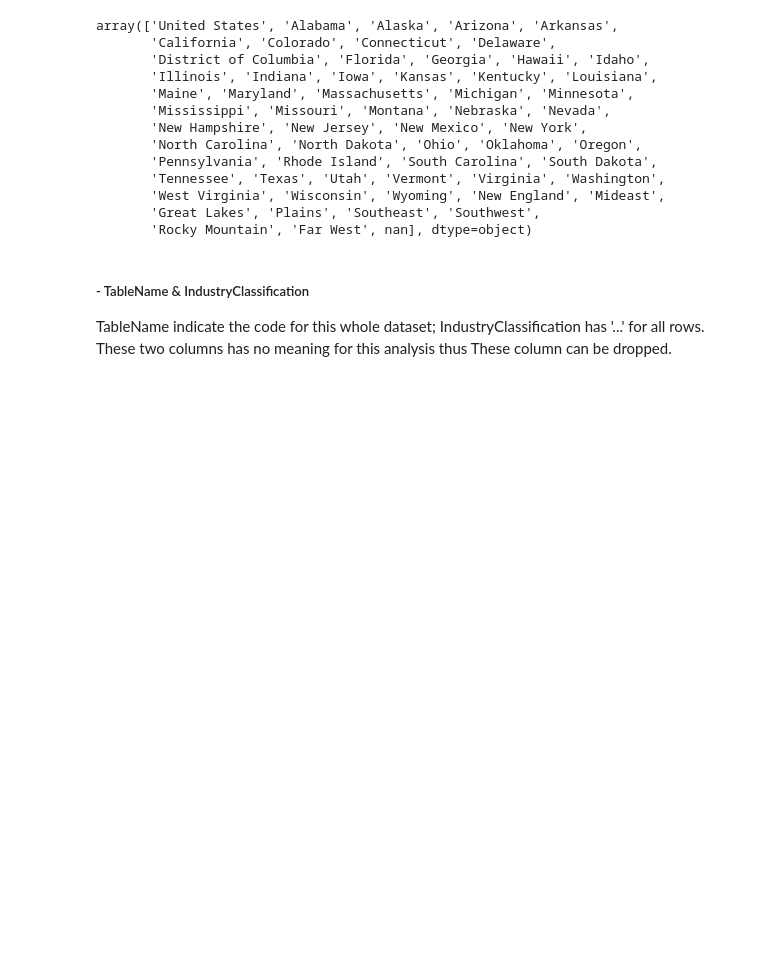
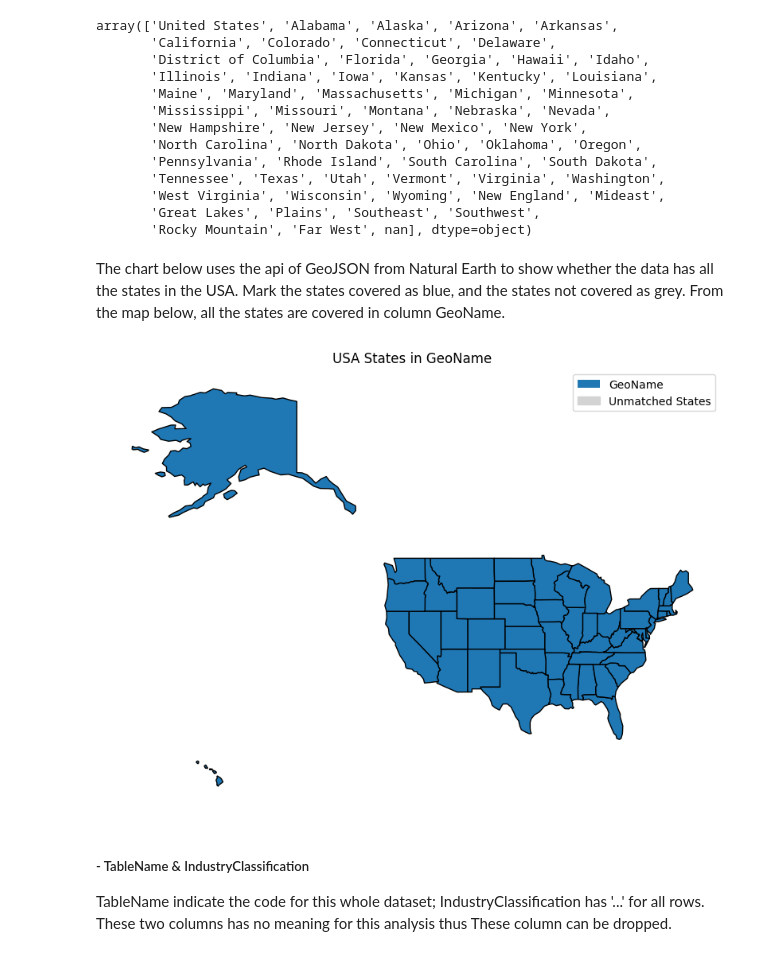
Before and after one commit to Zhengnan817/Final-Project-Carbon-dioxide-emission, a Jupyter notebook: carbon_emission.ipynb, the cells around one changed output. Saved outputs shown, nothing was run; the diff lists cells and outputs as text; code cells hidden in the pictures; blank space fills up the shorter version.

```diff
--- a/carbon_emission.ipynb
+++ b/carbon_emission.ipynb
@@ -123,6 +129,12 @@ array(['United States', 'Alabama', 'Alaska', 'Arizona', 'Arkansas',
        'West Virginia', 'Wisconsin', 'Wyoming', 'New England', 'Mideast',
        'Great Lakes', 'Plains', 'Southeast', 'Southwest',
        'Rocky Mountain', 'Far West', nan], dtype=object)
+# %% [markdown]
+The chart below uses the api of GeoJSON from Natural Earth to show whether the data has all the states in the USA. Mark the states covered as blue, and the states not covered as grey. From the map below, all the states are covered in column GeoName.
+# %%
+eda_gdp.GeoName_map('GeoName')
+# %% [output]
+[figure, added]
 # %% [markdown]
 ##### - TableName & IndustryClassification
 TableName indicate the code for this whole dataset; IndustryClassification has '...' for all rows.
```
Also changed, not shown: parts of 30 cells of this notebook, 2 other files.
